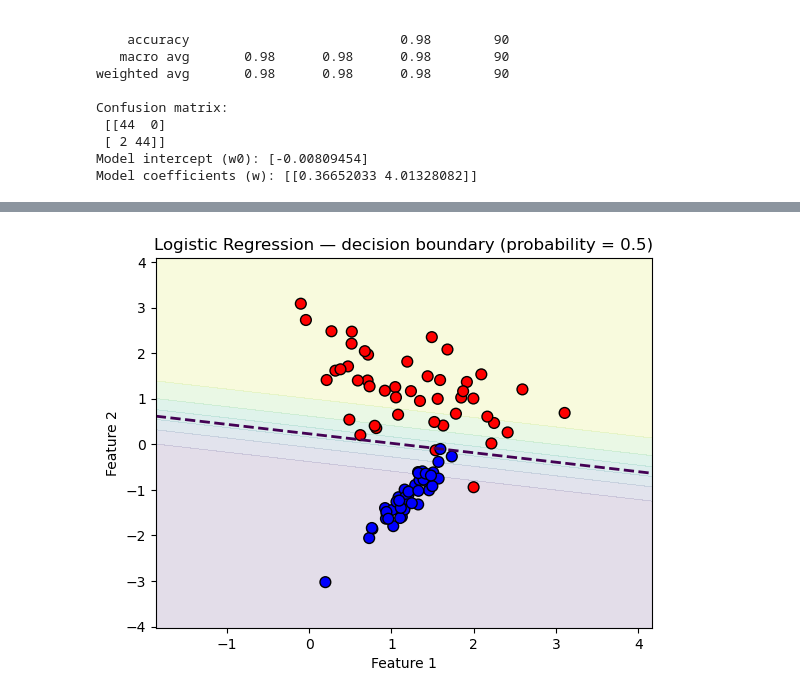
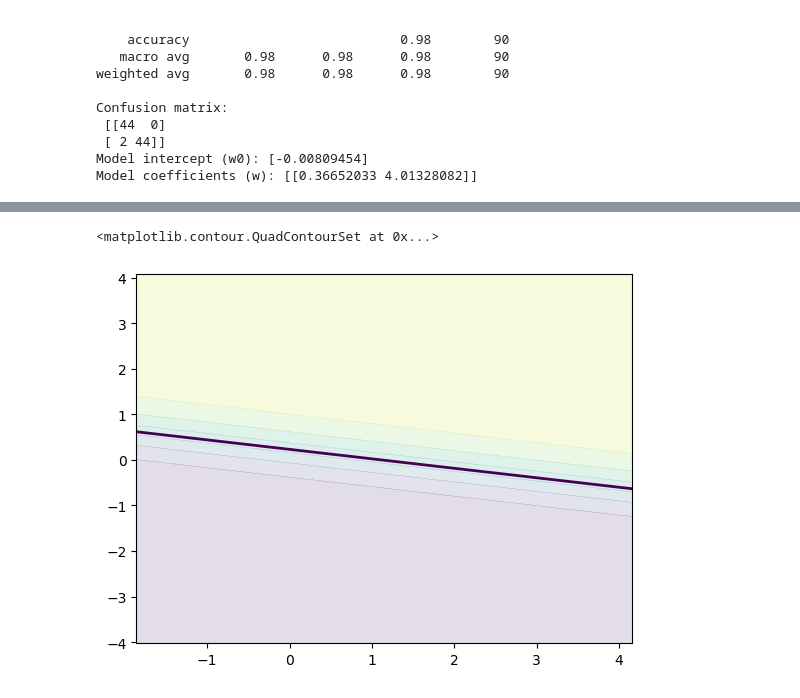
Before and after one commit to sandeshbhatta495/AI, a Jupyter notebook: Logistic Regression/basics .ipynb, the cells around one changed output, grey strips where cells are left out. Saved outputs shown, nothing was run; the diff lists cells and outputs as text; code cells hidden in the pictures.

```diff
--- a/Logistic Regression/basics .ipynb
+++ b/Logistic Regression/basics .ipynb
@@ -84,12 +88,7 @@ plt.figure(figsize=(8,6))
 # %%
 # contour showing probability levels; 0.5 contour is decision boundary
-contour = plt.contour(xx, yy, probs, levels=[0.5], linewidths=2, linestyles='--')
+contour = plt.contour(xx, yy, probs, levels=[0.5], linewidths=2, linestyles='-')
 plt.contourf(xx, yy, probs, alpha=0.15)            # soft color for probability
-# plot test points
-plt.scatter(X_test[:,0], X_test[:,1], c=y_test, edgecolors='k', s=60, cmap='bwr')
-plt.title('Logistic Regression — decision boundary (probability = 0.5)')
-plt.xlabel('Feature 1')
-plt.ylabel('Feature 2')
-plt.show()
 # %% [output]
+<matplotlib.contour.QuadContourSet at 0x...>
-[figure, old version]
+[figure, new version]
```
Also changed, not shown: parts of 3 cells of this notebook, 2 other files.
